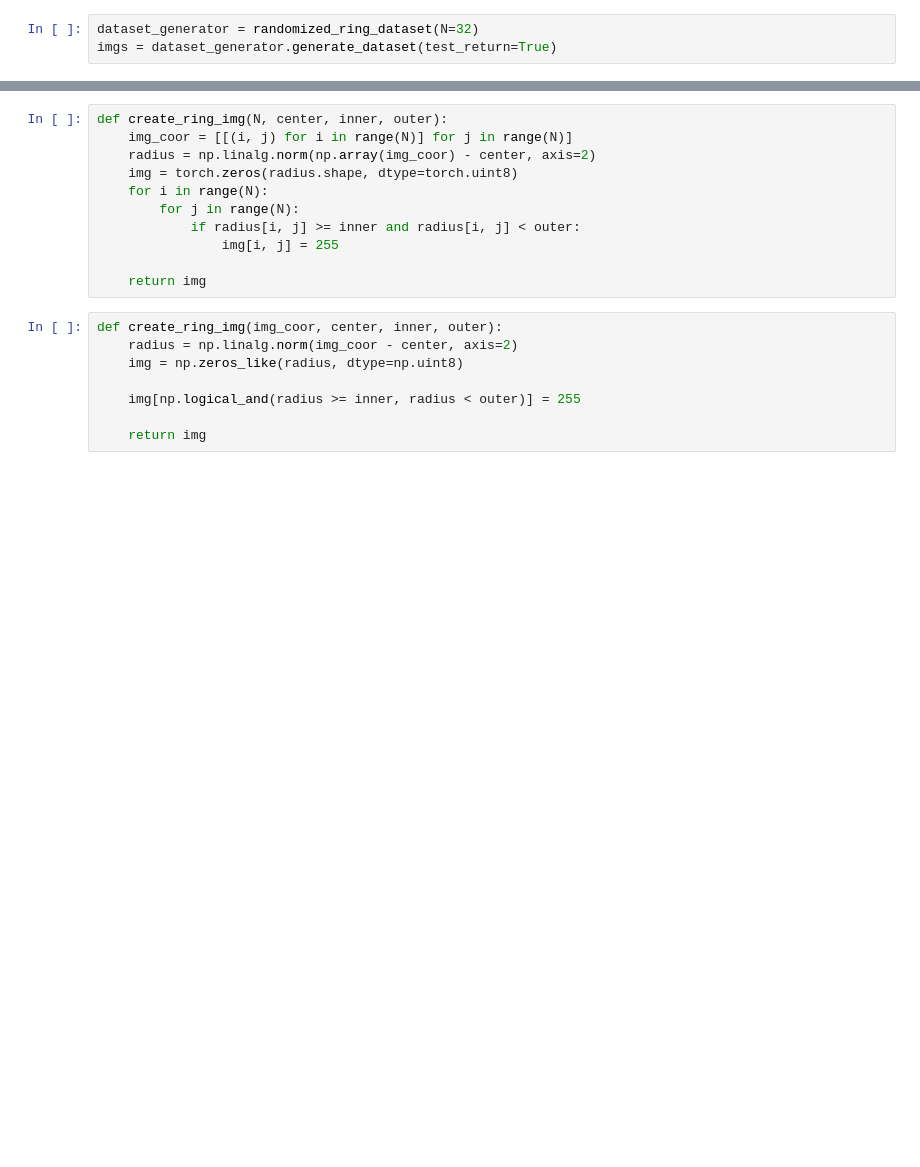
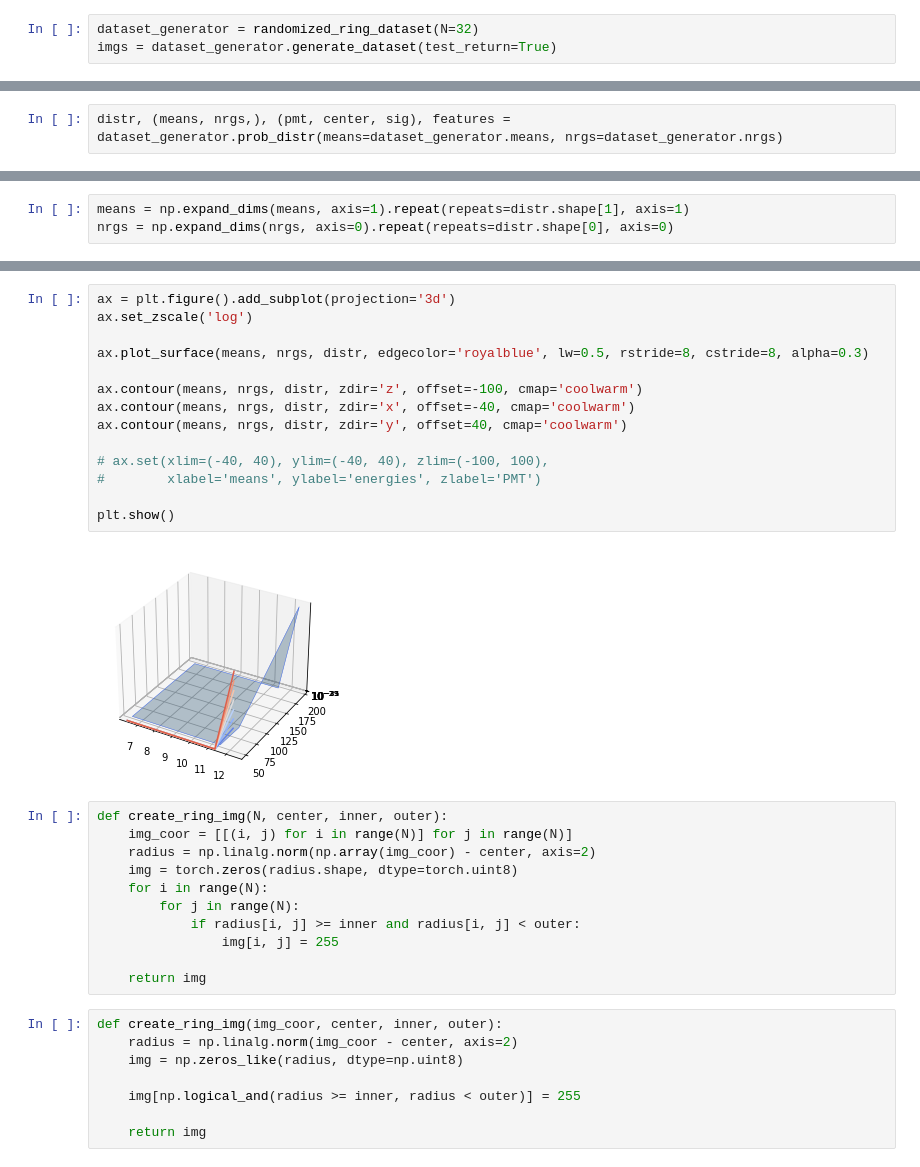
Before and after one commit to Bloomistell/DGBaN, a Jupyter notebook: test.ipynb, the cells around one changed output, grey strips where cells are left out. Cells and saved outputs as stored; diff of their text form; blank space fills up the shorter version.

```diff
--- a/test.ipynb
+++ b/test.ipynb
@@ -31,0 +31,2 @@ X.ndim
+# %%
+distr, (means, nrgs,), (pmt, center, sig), features = dataset_generator.prob_distr(means=dataset_generator.means, nrgs=dataset_generator.nrgs)
@@ -31,0 +54,3 @@ X.ndim
+# %%
+means = np.expand_dims(means, axis=1).repeat(repeats=distr.shape[1], axis=1)
+nrgs = np.expand_dims(nrgs, axis=0).repeat(repeats=distr.shape[0], axis=0)
@@ -32,3 +74,19 @@ X.ndim
+# %%
+ax = plt.figure().add_subplot(projection='3d')
+ax.set_zscale('log')
+
+ax.plot_surface(means, nrgs, distr, edgecolor='royalblue', lw=0.5, rstride=8, cstride=8, alpha=0.3)
+
+ax.contour(means, nrgs, distr, zdir='z', offset=-100, cmap='coolwarm')
+ax.contour(means, nrgs, distr, zdir='x', offset=-40, cmap='coolwarm')
+ax.contour(means, nrgs, distr, zdir='y', offset=40, cmap='coolwarm')
+
+# ax.set(xlim=(-40, 40), ylim=(-40, 40), zlim=(-100, 100),
+#        xlabel='means', ylabel='energies', zlabel='PMT')
+
+plt.show()
+# %% [output]
+[figure, added]
 # %%
 def create_ring_img(N, center, inner, outer):
     img_coor = [[(i, j) for i in range(N)] for j in range(N)]
```
Also changed, not shown: parts of 7 cells of this notebook, 2 other files.
